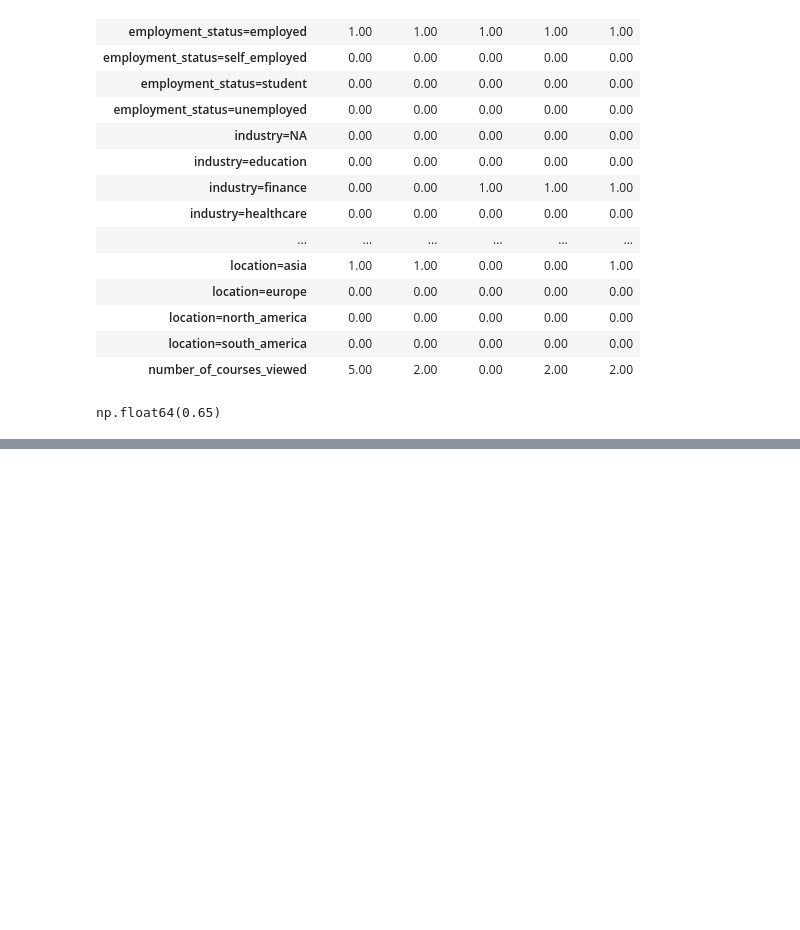
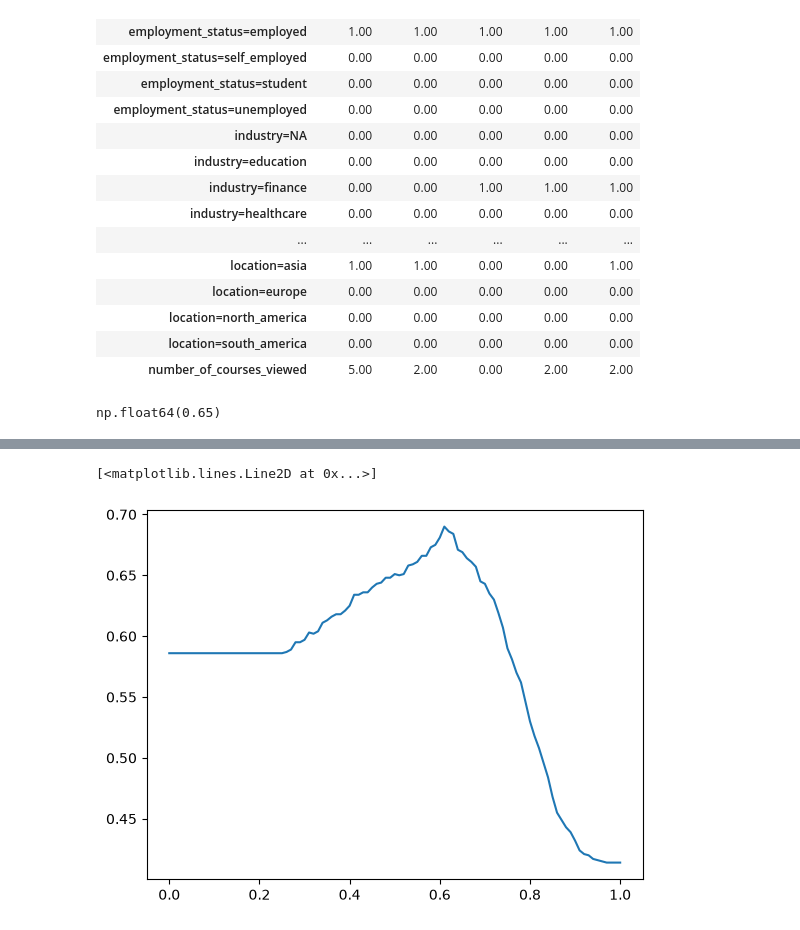
Before and after one commit to BenMarantz/machineLearningZoomcamp26-27, a Jupyter notebook: 04-evaluation/HW4.ipynb, the cells around one changed output, grey strips where cells are left out. Drawn from its saved outputs; the diff is of its cells as text; code cells hidden in the pictures; blank space fills up the shorter version.

```diff
--- a/04-evaluation/HW4.ipynb
+++ b/04-evaluation/HW4.ipynb
@@ -158,0 +203,28 @@ np.float64(0.65)
+# %%
+# Question 3
+# Evaluate the model on all thresholds from 0.0 to 1.0 with step 0.01
+# For each threshold, compute precision and recall. Plot them.
+# At which threshold precision and recall curves intersect?
+
+# Create a thresholds variable for all the thresholds from 0 to 1 with step 0.01. That's 101 numbers.
+thresholds = np.linspace(0, 1, 101)
+
+# Create accuracies, precisions, and recalls to store the respective values at each threshold
+accuracies = []
+precisions = []
+recalls = []
+
+# For each threshold, calculate the new y_pred as y_pred_temp.
+# Use it to calculate accuracy, precision, and recall and append them to their respective list.
+for t in thresholds:
+    y_pred_temp = (y_pred_probs >= t).astype(int)
+    tp = ((y_val == y_pred_temp) & (y_val == 1)).sum()
+    tn = ((y_val == y_pred_temp) & (y_val == 0)).sum()
+    fp = ((y_val != y_pred_temp) & (y_pred_temp == 1)).sum()
+    fn = ((y_val != y_pred_temp) & (y_pred_temp == 0)).sum()
+    accuracies.append((y_val == y_pred_temp).mean())
+    precisions.append((y_val == y_pred_temp).mean())
+plt.plot(thresholds, accuracies)
+# %% [output]
+[<matplotlib.lines.Line2D at 0x...>]
+[figure, added]
```
Also changed, not shown: parts of 4 cells of this notebook.
